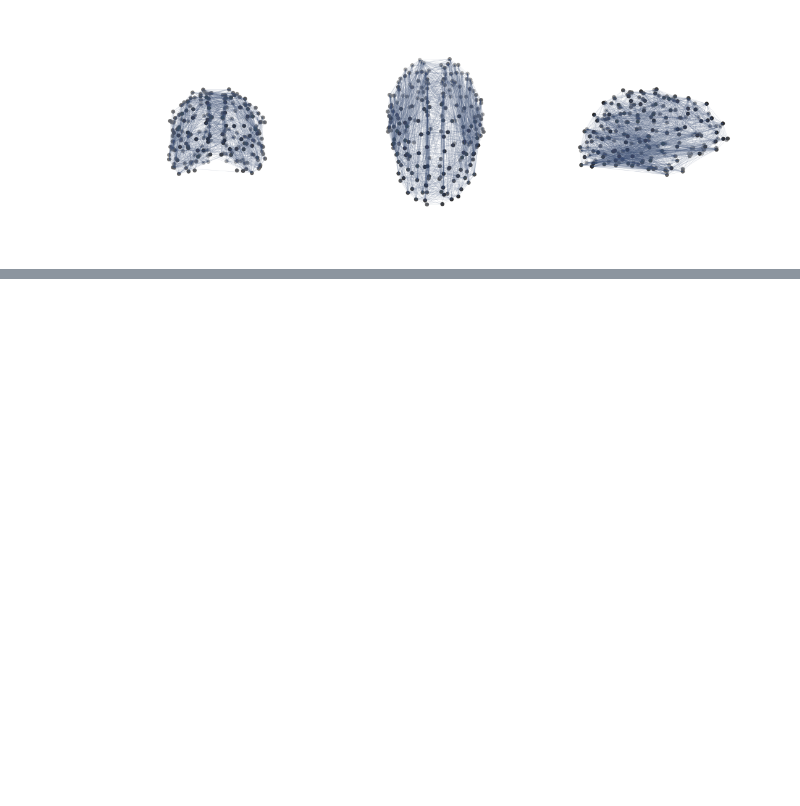
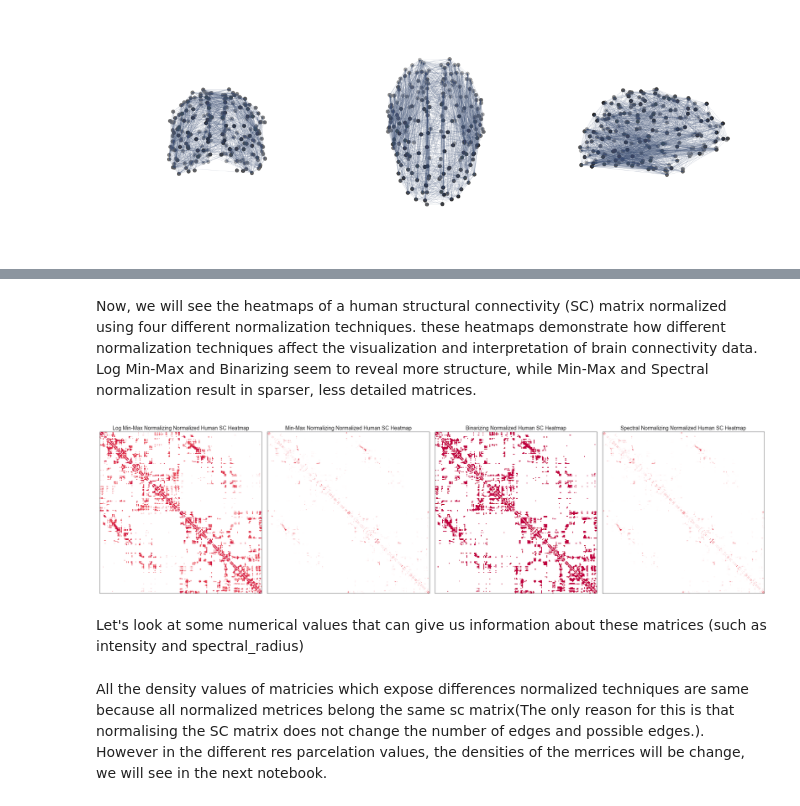
Before and after one commit to yavuzssvr19/INTERSHIP-PROJECT, a Jupyter notebook: Analaysis of Models.ipynb, the cells around one changed output, grey strips where cells are left out. Saved outputs shown, nothing was run; the diff lists cells and outputs as text; code cells hidden in the pictures; blank space fills up the shorter version.

```diff
--- a/Analaysis of Models.ipynb
+++ b/Analaysis of Models.ipynb
@@ -131,0 +148,22 @@ fig.tight_layout(pad=0.1)
+# %%
+def binarizing(matrix): # This method is for the binarizing normalization, i create new for the comparasion because there were no such a method in the utils.py.
+    connectivity_binarizing = [(matrix != 0).astype(float) for matrix in matrix]
+    connectivity_binarizing = np.array(connectivity_binarizing)
+    return connectivity_binarizing
+# This dict is for the comparing the normalization techiniques on the sc data
+normalization_methods = {
+    "Log Min-Max Normalizing": ut.log_minmax_normalize(sc_connectivity),
+    "Min-Max Normalizing": ut.minmax_normalize(sc_connectivity),
+    "Binarizing": binarizing(sc_connectivity),
+    "Spectral Normalizing": ut.spectral_normalization(1, sc_connectivity)
+}
+# %%
+# This dict will store normalized link matrices according to different normalization methods.
+# In this way, we can easily use our new matrices created with different normalization techniques in models and make comparisons.
+normalized_connectivity_matrices = {}
+for method_name, normalization_function in normalization_methods.items():
+    normalized_connectivity_matrices[method_name] = normalization_function
+# Now we can see the new matrices which were created from normalization methods
+for method_name, matrix in normalized_connectivity_matrices.items():
+    print(f"Method: {method_name}")
+    print(f"Matrix:\n{matrix[:5]}\n")
@@ -131,0 +188,31 @@ fig.tight_layout(pad=0.1)
+# %% [markdown]
+Now, we will see the heatmaps of a human structural connectivity (SC) matrix normalized using four different normalization techniques.
+these heatmaps demonstrate how different normalization techniques affect the visualization and interpretation of brain connectivity data. Log Min-Max and Binarizing seem to reveal more structure, while Min-Max and Spectral normalization result in sparser, less detailed matrices.
+# %%
+plt.rcParams['font.family'] = 'sans-serif'
+plt.rcParams['font.sans-serif'] = 'Arial'
+fig, axes = plt.subplot_mosaic([["A", "B", "C", "D"]], figsize=(20, 5), dpi=100)
+for ax_key, (method_name, matrix) in zip(axes, normalized_connectivity_matrices.items()):
+    normalized_matrix = matrix
+    sns.heatmap(
+        normalized_matrix,
+        cmap=white_red_mono,
+        square=True,
+        xticklabels=False,
+        yticklabels=False,
+        cbar=False,
+        linewidths=0,
+        linecolor=HALF_BLACK,
+        rasterized=True,
+        ax=axes[ax_key]
+    )
+    axes[ax_key].title.set_text(f"{method_name} Normalized Human SC Heatmap")
+sns.despine(fig=fig, top=False, right=False, left=False, bottom=False)
+plt.tight_layout(rect=[0, 0, 0.9, 1])
+plt.show()
+# %% [output]
+[figure, added]
+# %% [markdown]
+Let's look at some numerical values that can give us information about these matrices (such as intensity and spectral_radius)
+# %% [markdown]
+All the density values of matricies which expose differences normalized techniques are same because all normalized metrices belong the same sc matrix(The only reason for this is that normalising the SC matrix does not change the number of edges and possible edges.). However in the different res parcelation values, the densities of the merrices will be change, we will see in the next notebook.
```
Also changed, not shown: parts of 34 cells of this notebook, 9 other files.
